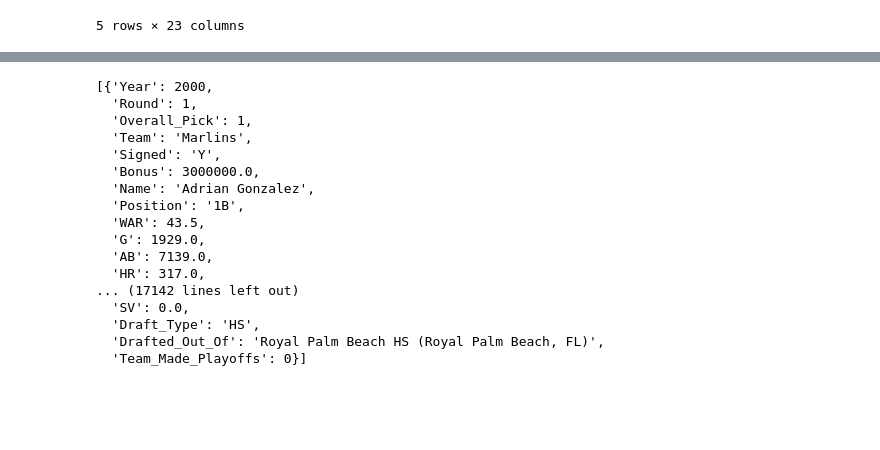
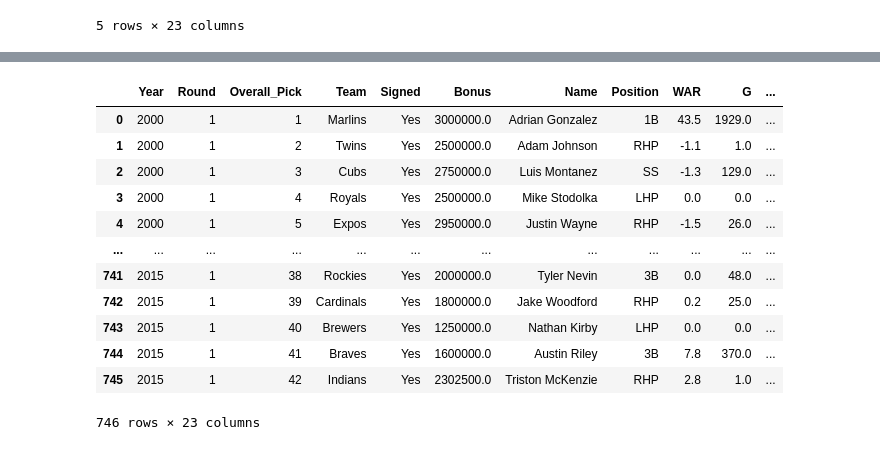
Before and after one commit to bknowlton2401/Final_Project_Baseball_draft_prediction, a Jupyter notebook: First_Round_Data_Cleaned_for_Html.ipynb, the cells around one changed output, grey strips where cells are left out. Cells and saved outputs as stored; diff of their text form; code cells hidden in the pictures; blank space fills up the shorter version.

```diff
--- a/First_Round_Data_Cleaned_for_Html.ipynb
+++ b/First_Round_Data_Cleaned_for_Html.ipynb
@@ -90,3 +81,6 @@ first_round_df.head()
 | 3 | 2000 | 1 | 4 | Royals | Y | 2500000.0 | Mike Stodolka | LHP | 0.0 | 0.0 | ... |
 | 4 | 2000 | 1 | 5 | Expos | Y | 2950000.0 | Justin Wayne | RHP | -1.5 | 26.0 | ... |
 5 rows × 23 columns
+# %%
+# Update Signed column - replace Y, N with Yes/No
+first_round_df['Signed'] = first_round_df['Signed'].replace(['Y', 'N'], ['Yes', 'No'])
@@ -92,0 +107,3 @@ first_round_df.head()
+# %%
+# Change Team Made Playoffs to String
+first_round_df.Team_Made_Playoffs = first_round_df.Team_Made_Playoffs.astype(str)
@@ -93,3 +130,24 @@ first_round_df.head()
+# %%
+# Update Team Made Playoffs column - replace 0, 1 with Yes/No
+first_round_df['Team_Made_Playoffs'] = first_round_df['Team_Made_Playoffs'].replace(['0', '1'], ['No', 'Yes'])
+# %%
+# convert float64 bonus to object
+first_round_df['Bonus'] = first_round_df['Bonus'].astype(str)
+first_round_df
+# %% [output]
+|  | Year | Round | Overall_Pick | Team | Signed | Bonus | Name | Position | WAR | G | ... |
+| 0 | 2000 | 1 | 1 | Marlins | Yes | 3000000.0 | Adrian Gonzalez | 1B | 43.5 | 1929.0 | ... |
+| 1 | 2000 | 1 | 2 | Twins | Yes | 2500000.0 | Adam Johnson | RHP | -1.1 | 1.0 | ... |
+| 2 | 2000 | 1 | 3 | Cubs | Yes | 2750000.0 | Luis Montanez | SS | -1.3 | 129.0 | ... |
+| 3 | 2000 | 1 | 4 | Royals | Yes | 2500000.0 | Mike Stodolka | LHP | 0.0 | 0.0 | ... |
+| 4 | 2000 | 1 | 5 | Expos | Yes | 2950000.0 | Justin Wayne | RHP | -1.5 | 26.0 | ... |
+| ... | ... | ... | ... | ... | ... | ... | ... | ... | ... | ... | ... |
+| 741 | 2015 | 1 | 38 | Rockies | Yes | 2000000.0 | Tyler Nevin | 3B | 0.0 | 48.0 | ... |
+| 742 | 2015 | 1 | 39 | Cardinals | Yes | 1800000.0 | Jake Woodford | RHP | 0.2 | 25.0 | ... |
+| 743 | 2015 | 1 | 40 | Brewers | Yes | 1250000.0 | Nathan Kirby | LHP | 0.0 | 0.0 | ... |
+| 744 | 2015 | 1 | 41 | Braves | Yes | 1600000.0 | Austin Riley | 3B | 7.8 | 370.0 | ... |
+| 745 | 2015 | 1 | 42 | Indians | Yes | 2302500.0 | Triston McKenzie | RHP | 2.8 | 1.0 | ... |
+746 rows × 23 columns
 # %%
 # Saving cleaned data
 #file_path = "Resources/Data_Clean_For_Html.csv"
@@ -100,21 +158,3 @@ first_round_dict = first_round_df.to_dict('records')
 # %%
-first_round_dict
+#first_round_dict
-# %% [output]
-[{'Year': 2000,
-  'Round': 1,
-  'Overall_Pick': 1,
-  'Team': 'Marlins',
-  'Signed': 'Y',
-  'Bonus': 3000000.0,
-  'Name': 'Adrian Gonzalez',
-  'Position': '1B',
-  'WAR': 43.5,
-  'G': 1929.0,
-  'AB': 7139.0,
-  'HR': 317.0,
-... (17142 lines left out)
-  'SV': 0.0,
-  'Draft_Type': 'HS',
-  'Drafted_Out_Of': 'Royal Palm Beach HS (Royal Palm Beach, FL)',
-  'Team_Made_Playoffs': 0}]
 # %%
```
Also changed, not shown: parts of 10 cells of this notebook, 1 other file.
